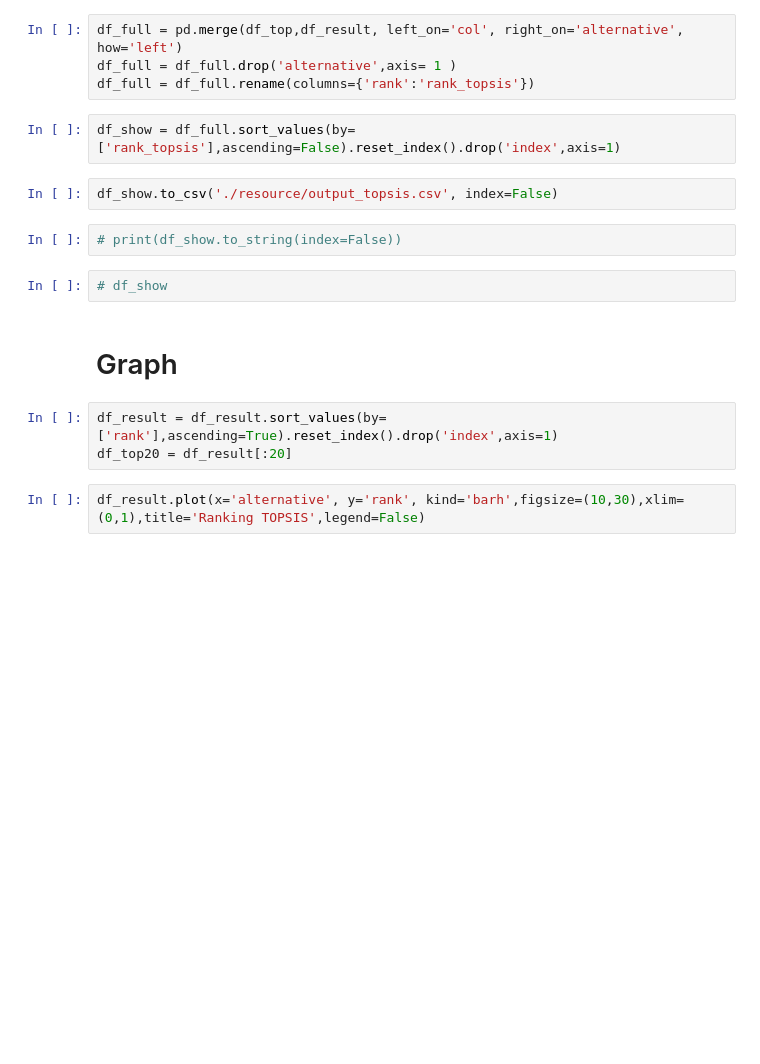
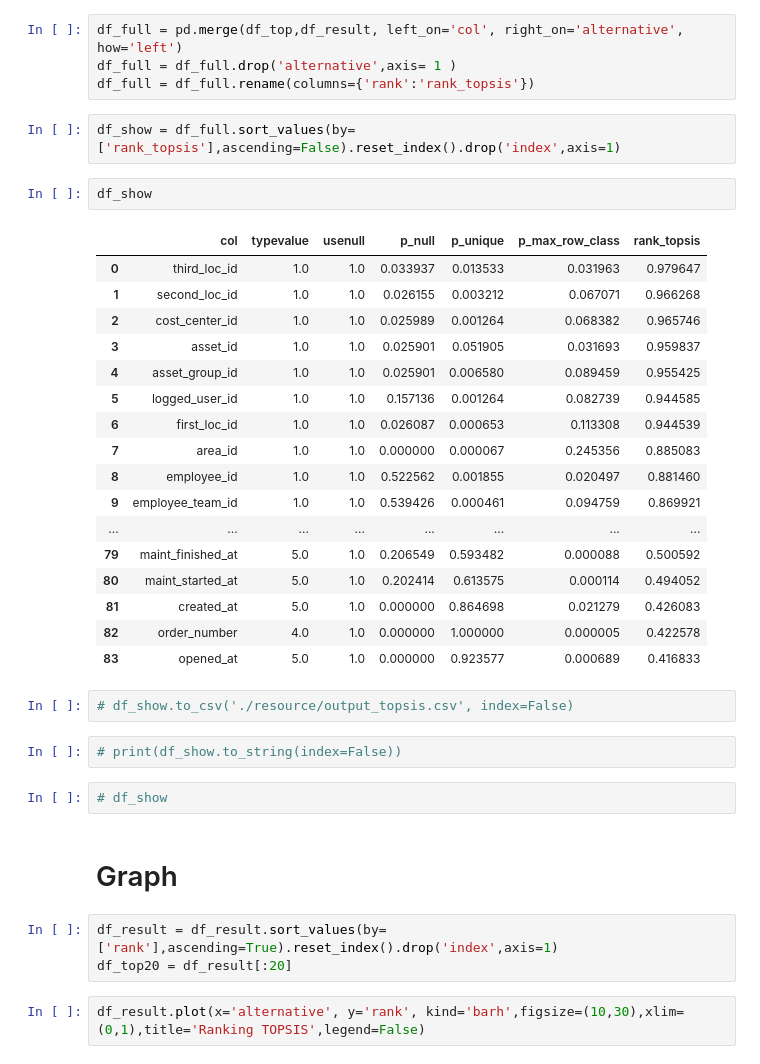
Before and after one commit to GregBueno/tcc_ml, a Jupyter notebook: 1TOPSIS_Analysis.ipynb, the cells around one changed output. Cells and saved outputs as stored; diff of their text form; blank space fills up the shorter version.

```diff
--- a/1TOPSIS_Analysis.ipynb
+++ b/1TOPSIS_Analysis.ipynb
@@ -36,8 +59,28 @@ df_full = df_full.drop('alternative',axis= 1 )
 df_full = df_full.rename(columns={'rank':'rank_topsis'})
 # %%
 df_show = df_full.sort_values(by=['rank_topsis'],ascending=False).reset_index().drop('index',axis=1)
+# %%
+df_show
+# %% [output]
+|  | col | typevalue | usenull | p_null | p_unique | p_max_row_class | rank_topsis |
+| 0 | third_loc_id | 1.0 | 1.0 | 0.033937 | 0.013533 | 0.031963 | 0.979647 |
+| 1 | second_loc_id | 1.0 | 1.0 | 0.026155 | 0.003212 | 0.067071 | 0.966268 |
+| 2 | cost_center_id | 1.0 | 1.0 | 0.025989 | 0.001264 | 0.068382 | 0.965746 |
+| 3 | asset_id | 1.0 | 1.0 | 0.025901 | 0.051905 | 0.031693 | 0.959837 |
+| 4 | asset_group_id | 1.0 | 1.0 | 0.025901 | 0.006580 | 0.089459 | 0.955425 |
+| 5 | logged_user_id | 1.0 | 1.0 | 0.157136 | 0.001264 | 0.082739 | 0.944585 |
+| 6 | first_loc_id | 1.0 | 1.0 | 0.026087 | 0.000653 | 0.113308 | 0.944539 |
+| 7 | area_id | 1.0 | 1.0 | 0.000000 | 0.000067 | 0.245356 | 0.885083 |
+| 8 | employee_id | 1.0 | 1.0 | 0.522562 | 0.001855 | 0.020497 | 0.881460 |
+| 9 | employee_team_id | 1.0 | 1.0 | 0.539426 | 0.000461 | 0.094759 | 0.869921 |
+| ... | ... | ... | ... | ... | ... | ... | ... |
+| 79 | maint_finished_at | 5.0 | 1.0 | 0.206549 | 0.593482 | 0.000088 | 0.500592 |
+| 80 | maint_started_at | 5.0 | 1.0 | 0.202414 | 0.613575 | 0.000114 | 0.494052 |
+| 81 | created_at | 5.0 | 1.0 | 0.000000 | 0.864698 | 0.021279 | 0.426083 |
+| 82 | order_number | 4.0 | 1.0 | 0.000000 | 1.000000 | 0.000005 | 0.422578 |
+| 83 | opened_at | 5.0 | 1.0 | 0.000000 | 0.923577 | 0.000689 | 0.416833 |
 # %%
-df_show.to_csv('./resource/output_topsis.csv', index=False)
+# df_show.to_csv('./resource/output_topsis.csv', index=False)
 # %%
 # print(df_show.to_string(index=False))
 # %%
```
Also changed, not shown: parts of 4 cells of this notebook, 5 other files.
